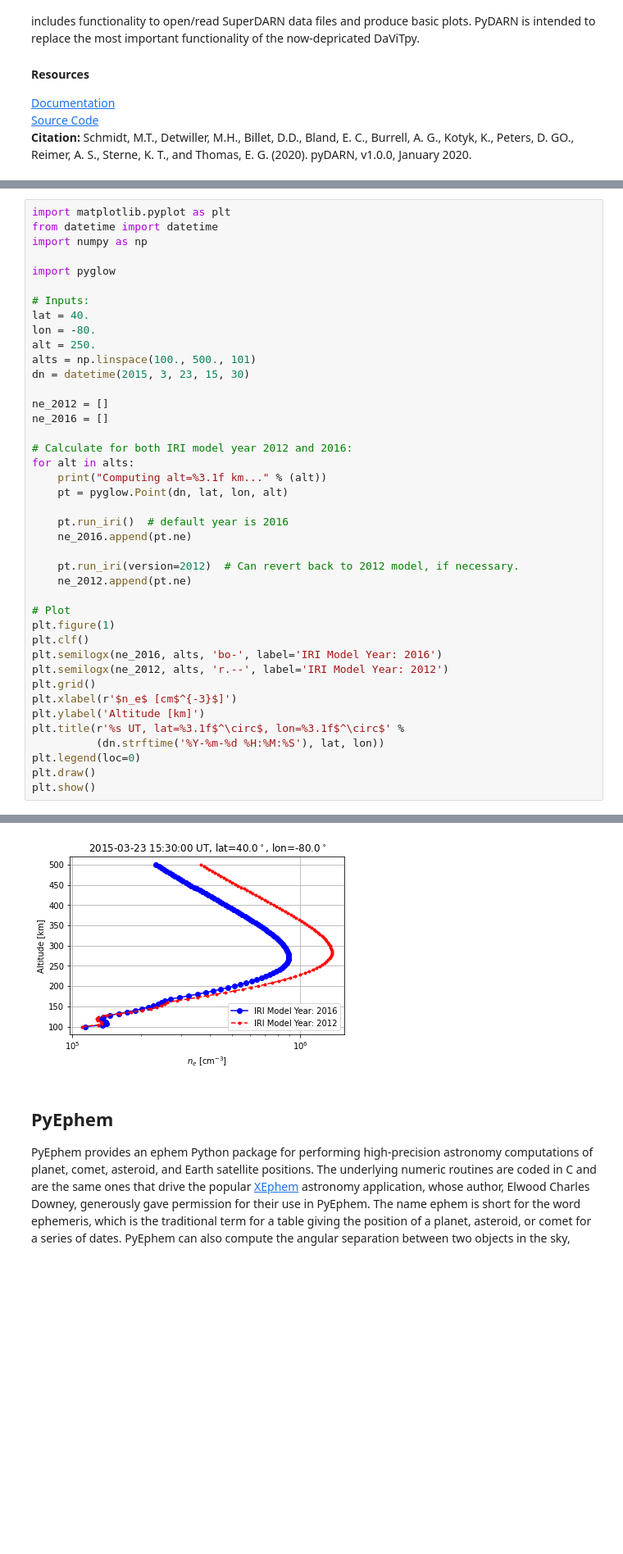
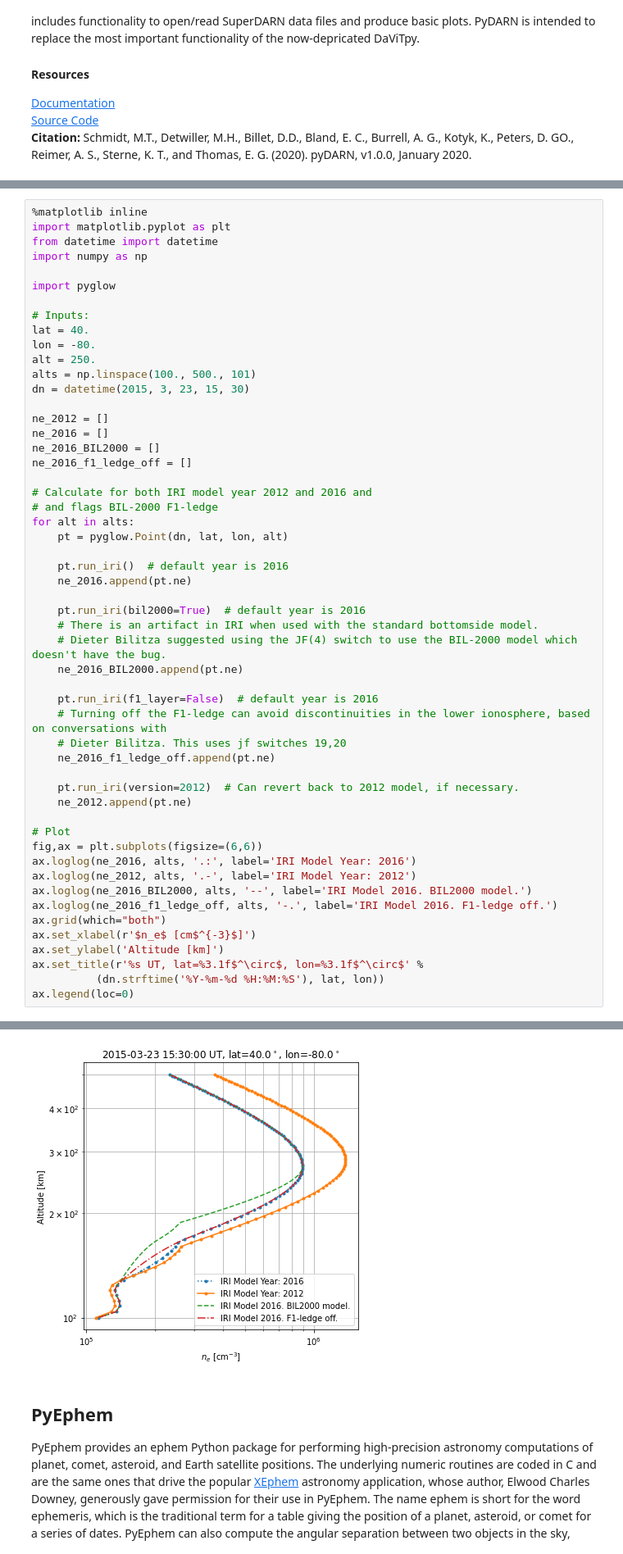
Before and after one commit to EarthCubeInGeo/resen-core, a Jupyter notebook: tutorials/GeospacePackagesInResen.ipynb, the cells around one changed output, grey strips where cells are left out. Shown at 82% size. Drawn from its saved outputs; the diff is of its cells as text; blank space fills up the shorter version.

```diff
--- a/tutorials/GeospacePackagesInResen.ipynb
+++ b/tutorials/GeospacePackagesInResen.ipynb
@@ -577,6 +577,7 @@ pyglow is a Python module that wraps several upper atmosphere climatological mod
 [Examples](https://github.com/timduly4/pyglow/tree/master/examples)
 [Source Code](https://github.com/timduly4/pyglow)
 # %%
+%matplotlib inline
 import matplotlib.pyplot as plt
 from datetime import datetime
 import numpy as np
@@ -592,29 +593,40 @@ dn = datetime(2015, 3, 23, 15, 30)
 
 ne_2012 = []
 ne_2016 = []
+ne_2016_BIL2000 = []
+ne_2016_f1_ledge_off = []
 
-# Calculate for both IRI model year 2012 and 2016:
+# Calculate for both IRI model year 2012 and 2016 and
+# and flags BIL-2000 F1-ledge
 for alt in alts:
-    print("Computing alt=%3.1f km..." % (alt))
     pt = pyglow.Point(dn, lat, lon, alt)
 
     pt.run_iri()  # default year is 2016
     ne_2016.append(pt.ne)
 
+    pt.run_iri(bil2000=True)  # default year is 2016
+    # There is an artifact in IRI when used with the standard bottomside model.
+    # Dieter Bilitza suggested using the JF(4) switch to use the BIL-2000 model which doesn't have the bug.
+    ne_2016_BIL2000.append(pt.ne)
+
+    pt.run_iri(f1_layer=False)  # default year is 2016
+    # Turning off the F1-ledge can avoid discontinuities in the lower ionosphere, based on conversations with
+    # Dieter Bilitza. This uses jf switches 19,20
+    ne_2016_f1_ledge_off.append(pt.ne)
+
     pt.run_iri(version=2012)  # Can revert back to 2012 model, if necessary.
     ne_2012.append(pt.ne)
 
 # Plot
-plt.figure(1)
-plt.clf()
-plt.semilogx(ne_2016, alts, 'bo-', label='IRI Model Year: 2016')
-plt.semilogx(ne_2012, alts, 'r.--', label='IRI Model Year: 2012')
-plt.grid()
-plt.xlabel(r'$n_e$ [cm$^{-3}$]')
-plt.ylabel('Altitude [km]')
-plt.title(r'%s UT, lat=%3.1f$^\circ$, lon=%3.1f$^\circ$' %
+fig,ax = plt.subplots(figsize=(6,6))
+ax.loglog(ne_2016, alts, '.:', label='IRI Model Year: 2016')
+ax.loglog(ne_2012, alts, '.-', label='IRI Model Year: 2012')
+ax.loglog(ne_2016_BIL2000, alts, '--', label='IRI Model 2016. BIL2000 model.')
+ax.loglog(ne_2016_f1_ledge_off, alts, '-.', label='IRI Model 2016. F1-ledge off.')
+ax.grid(which="both")
+ax.set_xlabel(r'$n_e$ [cm$^{-3}$]')
+ax.set_ylabel('Altitude [km]')
+ax.set_title(r'%s UT, lat=%3.1f$^\circ$, lon=%3.1f$^\circ$' %
           (dn.strftime('%Y-%m-%d %H:%M:%S'), lat, lon))
-plt.legend(loc=0)
-plt.draw()
-plt.show()
+ax.legend(loc=0)
 # %% [output]
@@ -638,4 +634,4 @@ Computing alt=500.0 km...
-[figure, old version]
+[figure, new version]
 # %% [markdown]
 <a id='pyephem'></a>
 ## PyEphem
```
Also changed, not shown: parts of 9 cells of this notebook.
